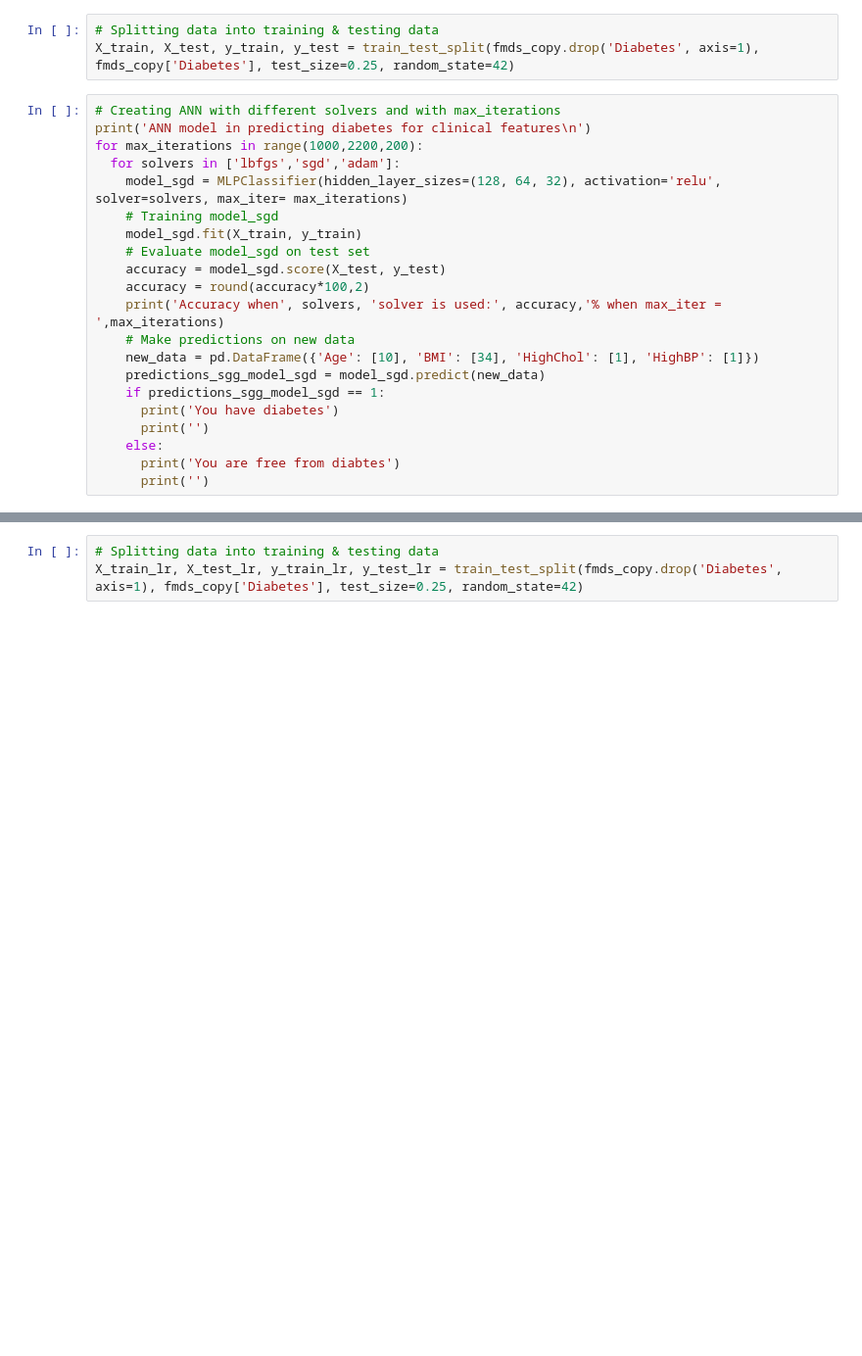
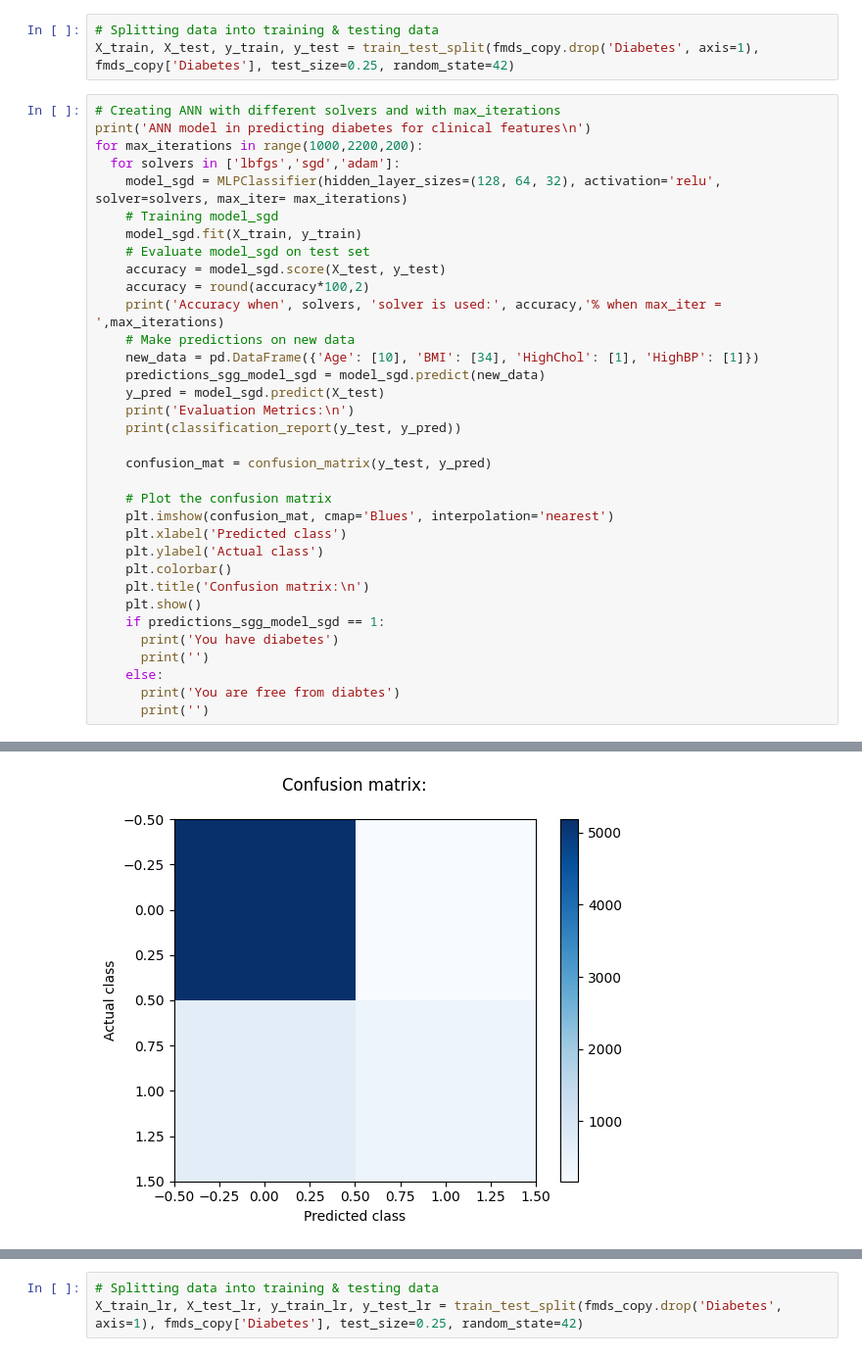
Before and after one commit to pdpavandesai/MergingDiabetesData, a Jupyter notebook: ModelBuilding_WithoutClinicalFeatures.ipynb, the cells around one changed output, grey strips where cells are left out. Shown at 98% size. Saved outputs shown, nothing was run; the diff lists cells and outputs as text; blank space fills up the shorter version.

```diff
--- a/ModelBuilding_WithoutClinicalFeatures.ipynb
+++ b/ModelBuilding_WithoutClinicalFeatures.ipynb
@@ -111,6 +111,19 @@ for max_iterations in range(1000,2200,200):
     # Make predictions on new data
     new_data = pd.DataFrame({'Age': [10], 'BMI': [34], 'HighChol': [1], 'HighBP': [1]})
     predictions_sgg_model_sgd = model_sgd.predict(new_data)
+    y_pred = model_sgd.predict(X_test)
+    print('Evaluation Metrics:\n')
+    print(classification_report(y_test, y_pred))
+
+    confusion_mat = confusion_matrix(y_test, y_pred)
+
+    # Plot the confusion matrix
+    plt.imshow(confusion_mat, cmap='Blues', interpolation='nearest')
+    plt.xlabel('Predicted class')
+    plt.ylabel('Actual class')
+    plt.colorbar()
+    plt.title('Confusion matrix:\n')
+    plt.show()
     if predictions_sgg_model_sgd == 1:
       print('You have diabetes')
       print('')
@@ -137,0 +147 @@ You are free from diabtes
+[figure, added]
```
Also changed, not shown: parts of 5 cells of this notebook.
